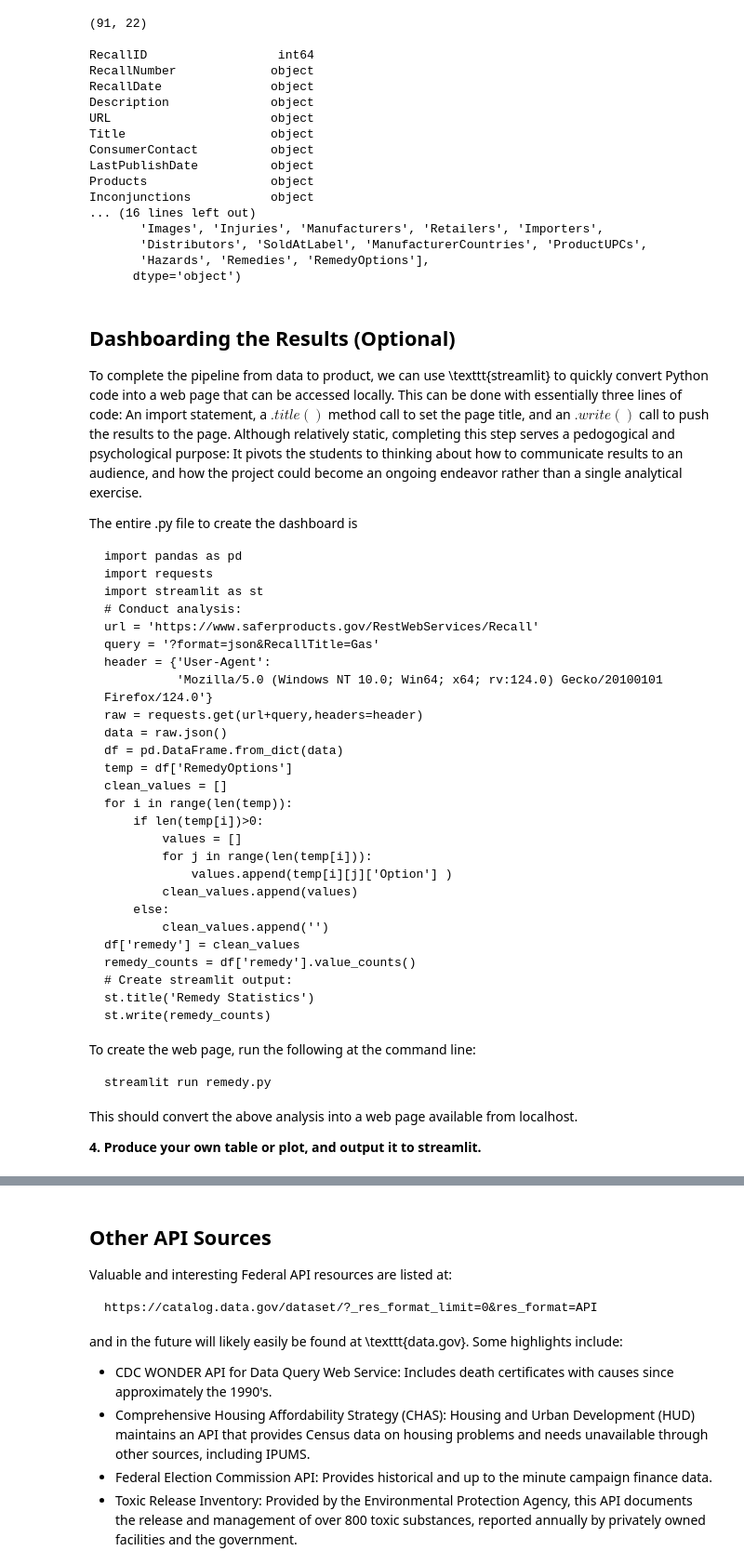
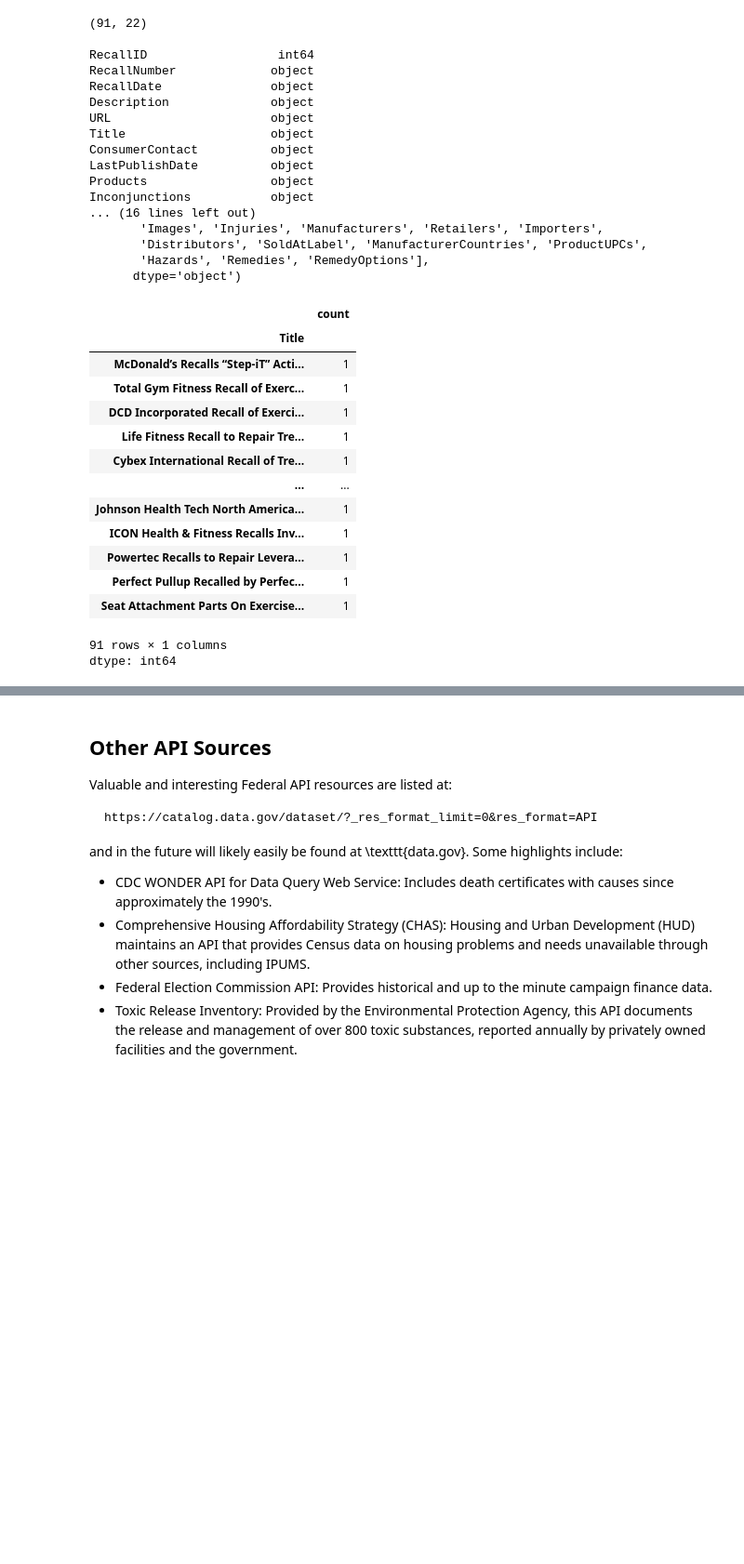
Before and after one commit to gffiveash/Labs, a Jupyter notebook: 01_api_calls/assignment_notebook.ipynb, the cells around one changed output, grey strips where cells are left out. Shown: that part at 93% size. Cells and saved outputs as stored; diff of their text form; code cells hidden in the pictures; blank space fills up the shorter version.

```diff
--- a/01_api_calls/assignment_notebook.ipynb
+++ b/01_api_calls/assignment_notebook.ipynb
@@ -214,44 +218,21 @@ Inconjunctions           object
        'Distributors', 'SoldAtLabel', 'ManufacturerCountries', 'ProductUPCs',
        'Hazards', 'Remedies', 'RemedyOptions'],
       dtype='object')
-# %% [markdown]
-## Dashboarding the Results (Optional)
-
-To complete the pipeline from data to product, we can use \texttt{streamlit} to quickly convert Python code into a web page that can be accessed locally. This can be done with essentially three lines of code: An import statement, a $.title()$ method call to set the page title, and an $.write()$ call to push the results to the page. Although relatively static, completing this step serves a pedogogical and psychological purpose: It pivots the students to thinking about how to communicate results to an audience, and how the project could become an ongoing endeavor rather than a single analytical exercise.
-
-The entire .py file to create the dashboard is
-
-    import pandas as pd
-    import requests
-    import streamlit as st
-    # Conduct analysis:
-    url = 'https://www.saferproducts.gov/RestWebServices/Recall'
-    query = '?format=json&RecallTitle=Gas'
-    header = {'User-Agent':
-              'Mozilla/5.0 (Windows NT 10.0; Win64; x64; rv:124.0) Gecko/20100101 Firefox/124.0'}
-    raw = requests.get(url+query,headers=header)
-    data = raw.json()
-    df = pd.DataFrame.from_dict(data)
-    temp = df['RemedyOptions']
-    clean_values = []
-    for i in range(len(temp)):
-        if len(temp[i])>0:
-            values = []
-            for j in range(len(temp[i])):
-                values.append(temp[i][j]['Option'] )
-            clean_values.append(values)
-        else:
-            clean_values.append('')
-    df['remedy'] = clean_values
-    remedy_counts = df['remedy'].value_counts()
-    # Create streamlit output:
-    st.title('Remedy Statistics')
-    st.write(remedy_counts)
-
-To create the web page, run the following at the command line:
-
-    streamlit run remedy.py
-
-This should convert the above analysis into a web page available from localhost.
-
-**4. Produce your own table or plot, and output it to streamlit.**
+# %%
+df['Title'].value_counts()
+# %% [output]
+|  | count |
+| Title |  |
+| McDonald’s Recalls “Step-iT” Acti... | 1 |
+| Total Gym Fitness Recall of Exerc... | 1 |
+| DCD Incorporated Recall of Exerci... | 1 |
+| Life Fitness Recall to Repair Tre... | 1 |
+| Cybex International Recall of Tre... | 1 |
+| ... | ... |
+| Johnson Health Tech North America... | 1 |
+| ICON Health & Fitness Recalls Inv... | 1 |
+| Powertec Recalls to Repair Levera... | 1 |
+| Perfect Pullup Recalled by Perfec... | 1 |
+| Seat Attachment Parts On Exercise... | 1 |
+91 rows × 1 columns
+dtype: int64
```
Also changed, not shown: parts of 14 cells of this notebook.
